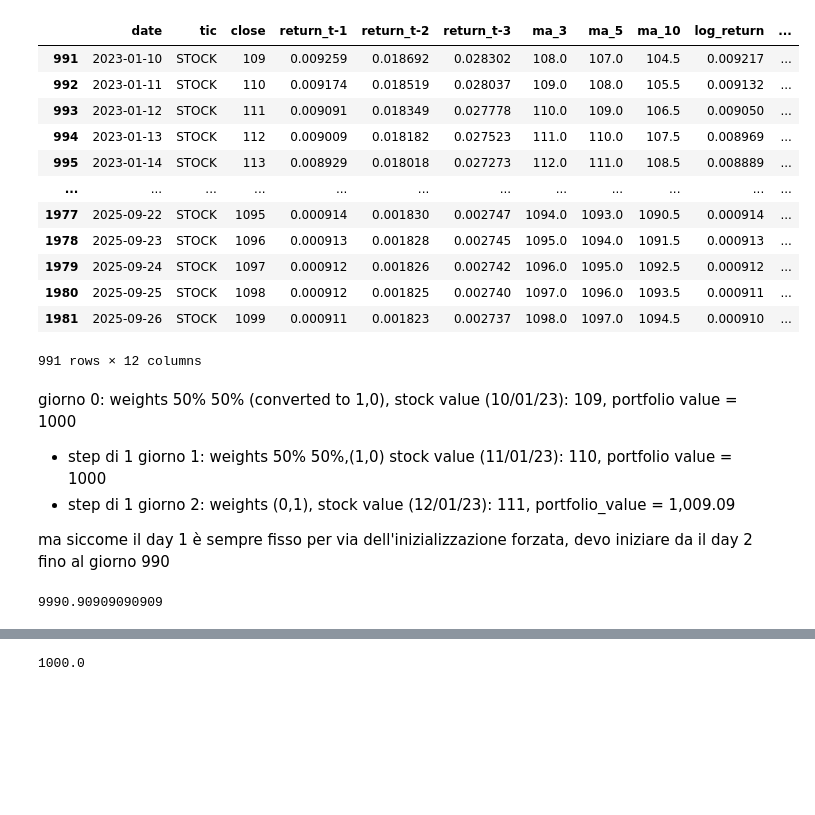
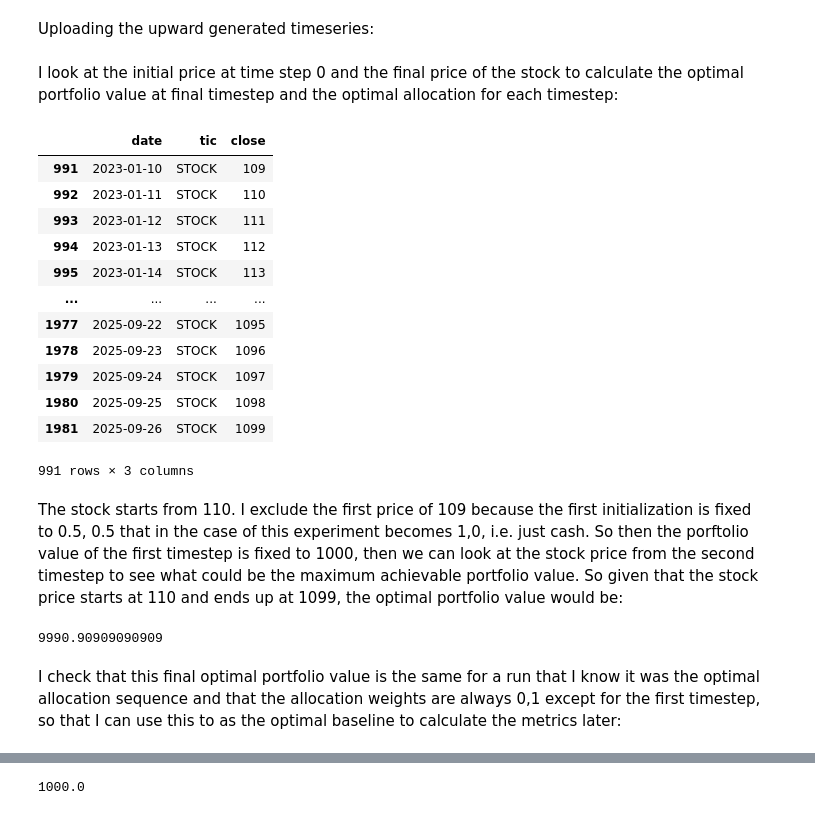
Before and after one commit to MSCA-DN-Digital-Finance/WP3_eXplainable_and_Fair_AI, a Jupyter notebook: IRP1/Code/rl_project_group_6/experiments/experimentation_mj/calculate_best_final_portfolio_value.ipynb, the cells around one changed output, grey strips where cells are left out. Cells and saved outputs as stored; diff of their text form; code cells hidden in the pictures; blank space fills up the shorter version.

```diff
--- a/IRP1/Code/rl_project_group_6/experiments/experimentation_mj/calculate_best_final_portfolio_value.ipynb
+++ b/IRP1/Code/rl_project_group_6/experiments/experimentation_mj/calculate_best_final_portfolio_value.ipynb
@@ -4,29 +6,27 @@ import numpy as np
+# %% [markdown]
+Uploading the upward generated timeseries:
 # %%
 upward_df = pd.read_csv("Data/upward.csv")
+# %% [markdown]
+I look at the initial price at time step 0 and the final price of the stock to calculate the optimal portfolio value at final timestep and the optimal allocation for each timestep:
 # %%
-upward_df.loc[upward_df['tic'] == 'STOCK']
+upward_df.loc[upward_df['tic'] == 'STOCK', ['date', 'tic', 'close']]
 # %% [output]
-|  | date | tic | close | return_t-1 | return_t-2 | return_t-3 | ma_3 | ma_5 | ma_10 | log_return | ... |
-| 991 | 2023-01-10 | STOCK | 109 | 0.009259 | 0.018692 | 0.028302 | 108.0 | 107.0 | 104.5 | 0.009217 | ... |
-| 992 | 2023-01-11 | STOCK | 110 | 0.009174 | 0.018519 | 0.028037 | 109.0 | 108.0 | 105.5 | 0.009132 | ... |
-| 993 | 2023-01-12 | STOCK | 111 | 0.009091 | 0.018349 | 0.027778 | 110.0 | 109.0 | 106.5 | 0.009050 | ... |
-| 994 | 2023-01-13 | STOCK | 112 | 0.009009 | 0.018182 | 0.027523 | 111.0 | 110.0 | 107.5 | 0.008969 | ... |
-| 995 | 2023-01-14 | STOCK | 113 | 0.008929 | 0.018018 | 0.027273 | 112.0 | 111.0 | 108.5 | 0.008889 | ... |
-| ... | ... | ... | ... | ... | ... | ... | ... | ... | ... | ... | ... |
-| 1977 | 2025-09-22 | STOCK | 1095 | 0.000914 | 0.001830 | 0.002747 | 1094.0 | 1093.0 | 1090.5 | 0.000914 | ... |
-| 1978 | 2025-09-23 | STOCK | 1096 | 0.000913 | 0.001828 | 0.002745 | 1095.0 | 1094.0 | 1091.5 | 0.000913 | ... |
-| 1979 | 2025-09-24 | STOCK | 1097 | 0.000912 | 0.001826 | 0.002742 | 1096.0 | 1095.0 | 1092.5 | 0.000912 | ... |
-| 1980 | 2025-09-25 | STOCK | 1098 | 0.000912 | 0.001825 | 0.002740 | 1097.0 | 1096.0 | 1093.5 | 0.000911 | ... |
-| 1981 | 2025-09-26 | STOCK | 1099 | 0.000911 | 0.001823 | 0.002737 | 1098.0 | 1097.0 | 1094.5 | 0.000910 | ... |
+|  | date | tic | close |
+| 991 | 2023-01-10 | STOCK | 109 |
+| 992 | 2023-01-11 | STOCK | 110 |
+| 993 | 2023-01-12 | STOCK | 111 |
+| 994 | 2023-01-13 | STOCK | 112 |
+| 995 | 2023-01-14 | STOCK | 113 |
+| ... | ... | ... | ... |
+| 1977 | 2025-09-22 | STOCK | 1095 |
+| 1978 | 2025-09-23 | STOCK | 1096 |
+| 1979 | 2025-09-24 | STOCK | 1097 |
+| 1980 | 2025-09-25 | STOCK | 1098 |
+| 1981 | 2025-09-26 | STOCK | 1099 |
-991 rows × 12 columns
+991 rows × 3 columns
-# %% [markdown]
-giorno 0:  weights 50% 50% (converted to 1,0), stock value (10/01/23): 109,  portfolio value = 1000
-+ step di 1
-giorno 1: weights 50% 50%,(1,0) stock value (11/01/23): 110,  portfolio value = 1000
-+ step di 1
-giorno 2: weights (0,1), stock value (12/01/23): 111, portfolio_value = 1,009.09
-
-ma siccome il day 1 è sempre fisso per via dell'inizializzazione forzata, devo iniziare da il day 2 fino al giorno 990
+# %% [markdown]
+The stock starts from 110. I exclude the first price of 109 because the first initialization is fixed to 0.5, 0.5 that in the case of this experiment becomes 1,0, i.e. just cash. So then the porftolio value of the first timestep is fixed to 1000, then we can look at the stock price from the second timestep to see what could be the maximum achievable portfolio value. So given that the stock price starts at 110 and ends up at 1099, the optimal portfolio value would be:
 # %%
 C = 1000
 weight = 1
@@ -36,6 +36,8 @@ v = C * (weight * R + (1-weight)* 1)
 v
 # %% [output]
 9990.90909090909
+# %% [markdown]
+I check that this final optimal portfolio value is the same for a run that I know it was the optimal allocation sequence and that the allocation weights are always 0,1 except for the first timestep, so that I can use this to as the optimal baseline to calculate the metrics later:
 # %%
 upward_run_work = pd.read_csv("Results/250619_hc_binary_udp/ddpg/upward/training_logs/01.csv")
 # %%
```
Also changed, not shown: parts of 16 cells of this notebook, 2 other files.
